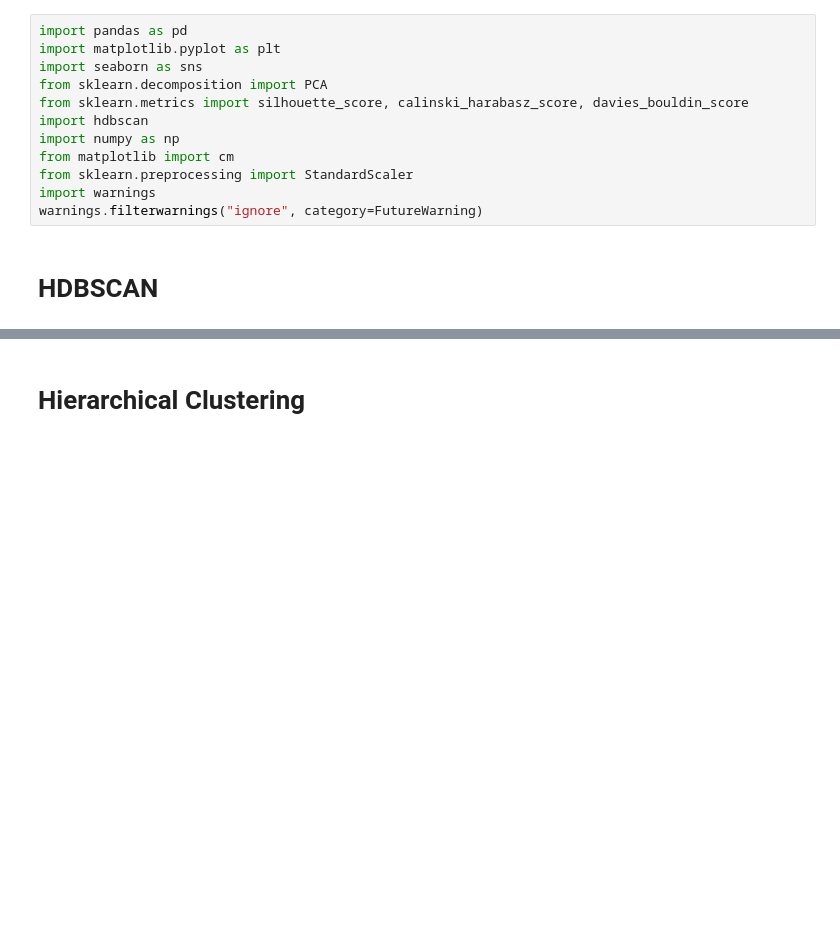
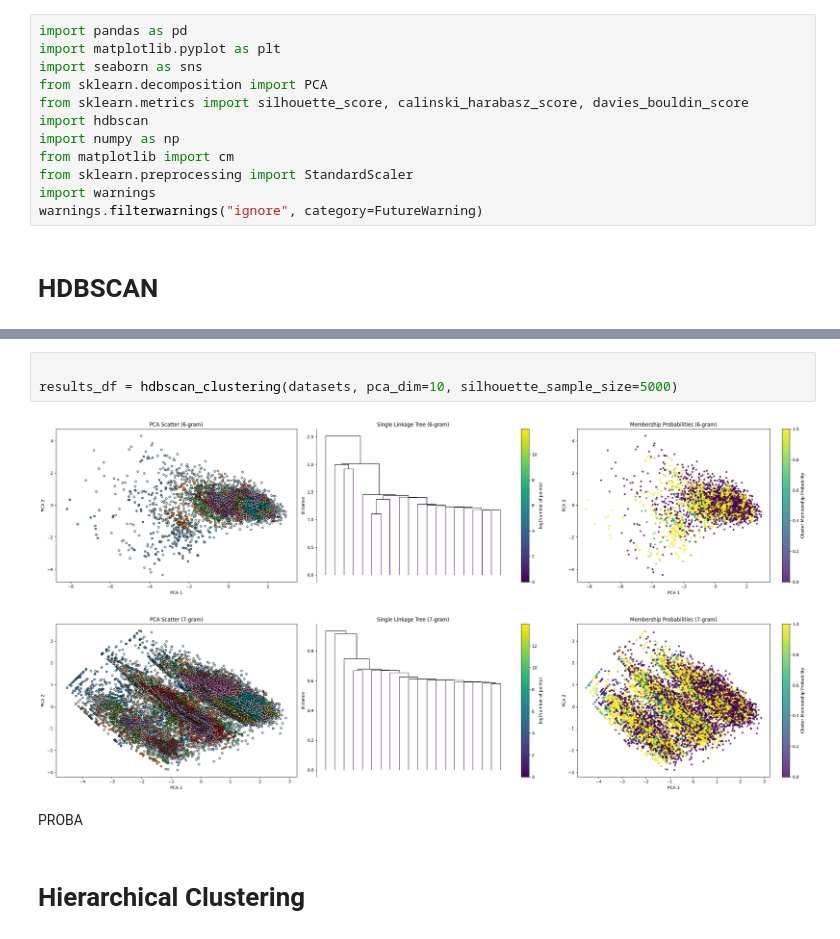
Before and after one commit to ivamilutinovic/data-mining-project, a Jupyter notebook: clustering/Nucleotide.ipynb, the cells around one changed output, grey strips where cells are left out. Cells and saved outputs as stored; diff of their text form; blank space fills up the shorter version.

Commit message:
Changed HDBSCAN for Nucleotide

```diff
--- a/clustering/Nucleotide.ipynb
+++ b/clustering/Nucleotide.ipynb
@@ -193,3 +161,11 @@ hdbscan_clustering(datasets)
+# %%
+
+results_df = hdbscan_clustering(datasets, pca_dim=10, silhouette_sample_size=5000)
+# %% [output]
+[figure, added]
+[figure, added]
+# %% [markdown]
+PROBA
 # %% [markdown]
 #  Hierarchical Clustering
 # %%
```
Also changed, not shown: parts of 6 cells of this notebook.
